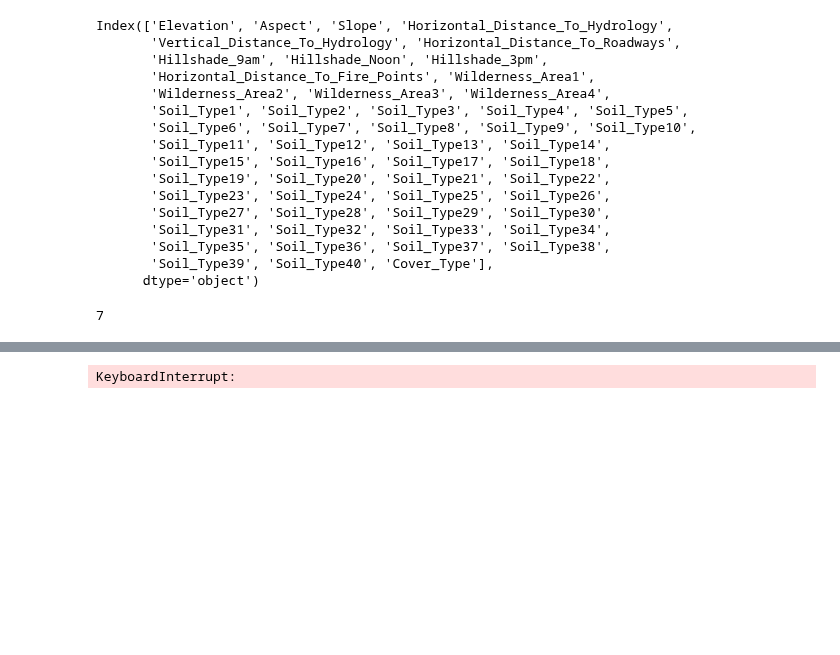
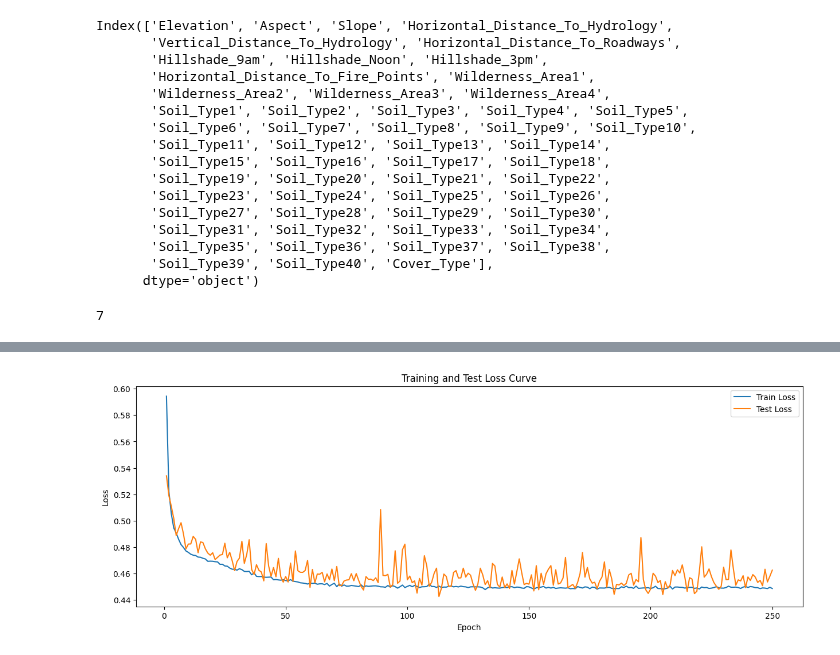
Before and after one commit to Colorado-Mesa-University-Cybersecurity/CAT-Transformer, a Jupyter notebook: experiments/covertype/TAB_final_test.ipynb, the cells around one changed output, grey strips where cells are left out. Drawn from its saved outputs; the diff is of its cells as text; code cells hidden in the pictures; blank space fills up the shorter version.

Commit message:
covertype tab

```diff
--- a/experiments/covertype/TAB_final_test.ipynb
+++ b/experiments/covertype/TAB_final_test.ipynb
@@ -28,13 +28,13 @@ GPU is available and being used
 # LOAD AND PROCESS DATA
 **EXAMPLE WITH Income**
 # %%
-# df_train = pd.read_csv('/home/cscadmin/CyberResearch/CAT-Transformer/datasets/covertype/train.csv')
-# df_test = pd.read_csv('/home/cscadmin/CyberResearch/CAT-Transformer/datasets/covertype/test.csv')
-# df_val = pd.read_csv('/home/cscadmin/CyberResearch/CAT-Transformer/datasets/covertype/validation.csv') #READ FROM RIGHT SPOT
+df_train = pd.read_csv('/home/cscadmin/CyberResearch/CAT-Transformer/datasets/covertype/train.csv')
+df_test = pd.read_csv('/home/cscadmin/CyberResearch/CAT-Transformer/datasets/covertype/test.csv')
+df_val = pd.read_csv('/home/cscadmin/CyberResearch/CAT-Transformer/datasets/covertype/validation.csv') #READ FROM RIGHT SPOT
 
-df_train = pd.read_csv(r'C:\Users\smbm2\projects\CAT-Transformer\datasets\covertype\train.csv')
-df_test = pd.read_csv(r'C:\Users\smbm2\projects\CAT-Transformer\datasets\covertype\test.csv')
-df_val = pd.read_csv(r'C:\Users\smbm2\projects\CAT-Transformer\datasets\covertype\validation.csv') #READ FROM RIGHT SPOT
+# df_train = pd.read_csv(r'C:\Users\smbm2\projects\CAT-Transformer\datasets\covertype\train.csv')
+# df_test = pd.read_csv(r'C:\Users\smbm2\projects\CAT-Transformer\datasets\covertype\test.csv')
+# df_val = pd.read_csv(r'C:\Users\smbm2\projects\CAT-Transformer\datasets\covertype\validation.csv') #READ FROM RIGHT SPOT
 
 #Take a look at what the datasets look like initially to get an idea
 df_train.columns
@@ -240,8 +240,8 @@ model = TabTransformer(categories=(),
                         mlp_act = nn.ReLU(),
                        ).to(device_in_use)
 loss_functions = LossFunctions(1)
-optimizer = torch.optim.AdamW(params=model.parameters(), lr = 0.0001, weight_decay=0.000001)
-epochs = 100
+optimizer = torch.optim.AdamW(params=model.parameters(), lr = 0.01, weight_decay=0.000001) #Super slow convergence when lr = 0.0001
+epochs = 250
 
 train_losses = []
 train_accuracies_1 = []
@@ -303 +316 @@ Epoch [ 4/100]       | Train: Loss 0.6558, Accuracy 0.7260
-KeyboardInterrupt:
+[figure, added]
```
Also changed, not shown: parts of 1 cell of this notebook.
